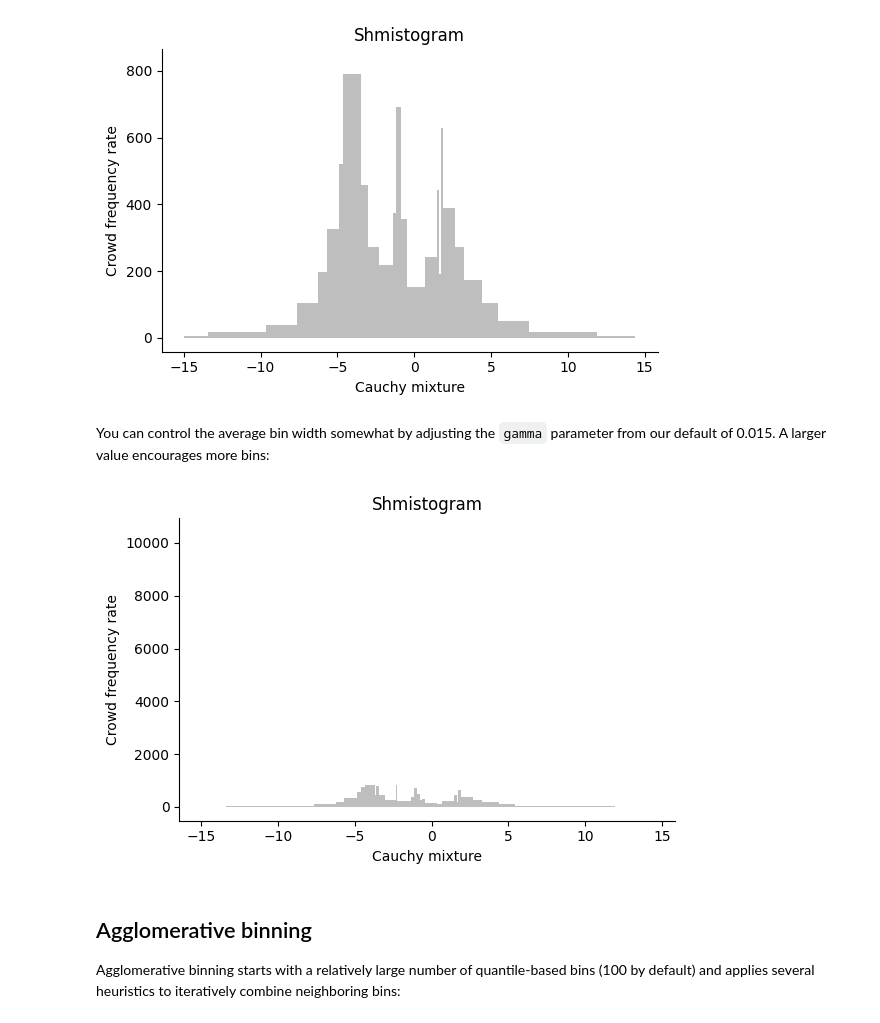
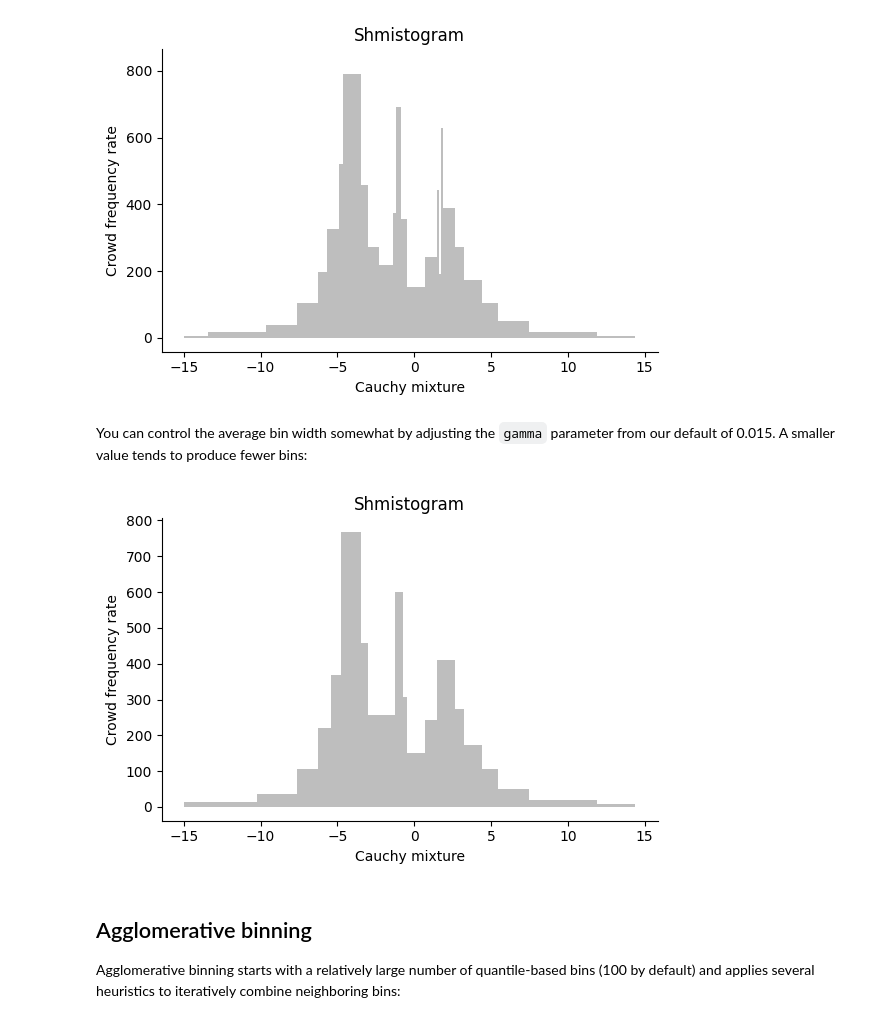
Before and after one commit to zkurtz/shmistogram, a Jupyter notebook: demo/binning_methods.ipynb, the cells around one changed output. Saved outputs shown, nothing was run; the diff lists cells and outputs as text; code cells hidden in the pictures.

```diff
--- a/demo/binning_methods.ipynb
+++ b/demo/binning_methods.ipynb
@@ -50,12 +50,12 @@ bayb.plot(name="Cauchy mixture")
 # %% [output]
 [figure]
 # %% [markdown]
-You can control the average bin width somewhat by adjusting the `gamma` parameter from our default of 0.015. A larger value encourages more bins:
+You can control the average bin width somewhat by adjusting the `gamma` parameter from our default of 0.015. A smaller value tends to produce fewer bins:
 # %%
-bayb = sh.Shmistogram(sample_values, binner=BB({"gamma": 0.04}))
+bayb = sh.Shmistogram(sample_values, binner=BB({"gamma": 0.001}))
 bayb.plot(name="Cauchy mixture")
 # %% [output]
-[figure, old version]
+[figure, new version]
 # %% [markdown]
 ## Agglomerative binning
 
```
Also changed, not shown: 9 other files.
